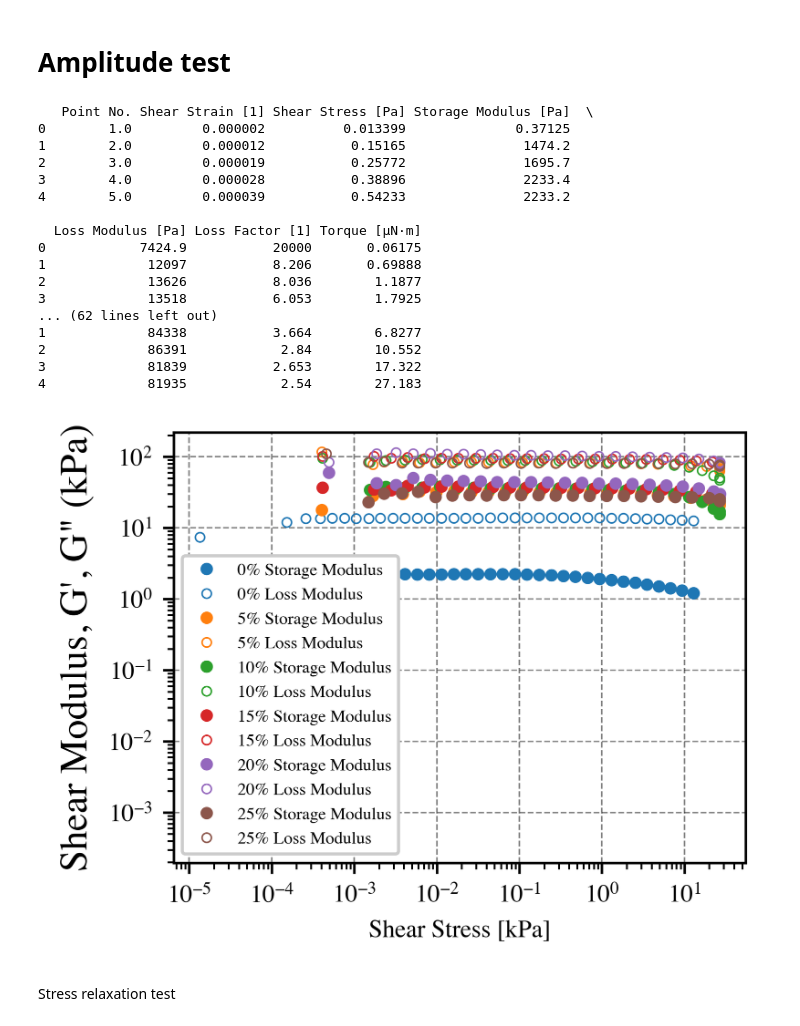
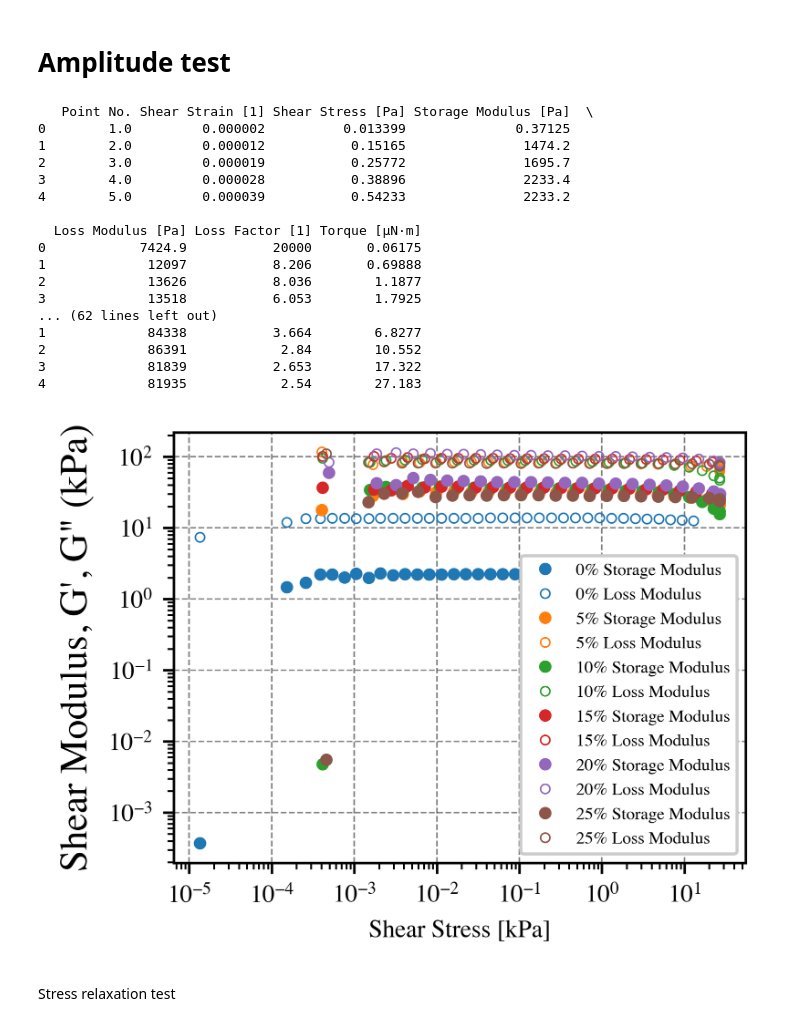
Before and after one commit to te5msride/Rheology, a Jupyter notebook: rheology.ipynb, the cells around one changed output. Drawn from its saved outputs; the diff is of its cells as text; code cells hidden in the pictures.

Commit message:
images

```diff
--- a/rheology.ipynb
+++ b/rheology.ipynb
@@ -259,35 +261,38 @@ for i, condition in enumerate(conditions):
 # Set scale to log for both axes
 ax.set_xscale('log')
 ax.set_yscale('log')
 
 # Adding title and labels
 ax.set_xlabel('Shear Stress [kPa]')
 ax.set_ylabel('Shear Modulus, G\', G" (kPa)', fontsize=12.5)
 
 # Adding legend
-ax.legend(fontsize='x-small')  # Choose an appropriate size like 'small', 'medium', 'large', or a numeric value
+ax.legend(fontsize='x-small', loc='lower right')  # Choose an appropriate size like 'small', 'medium', 'large', or a numeric value
 
 # Show plot
+plt.savefig('rheo-cu-amp.png', dpi=300, bbox_inches='tight')
 plt.show()
+
+#save plot
 # %% [output]
    Point No. Shear Strain [1] Shear Stress [Pa] Storage Modulus [Pa]  \
 0        1.0         0.000002          0.013399              0.37125
 1        2.0         0.000012           0.15165               1474.2
 2        3.0         0.000019           0.25772               1695.7
 3        4.0         0.000028           0.38896               2233.4
 4        5.0         0.000039           0.54233               2233.2
 
   Loss Modulus [Pa] Loss Factor [1] Torque [µN·m]
 0            7424.9           20000       0.06175
 1             12097           8.206       0.69888
 2             13626           8.036        1.1877
 3             13518           6.053        1.7925
 ... (62 lines left out)
 1             84338           3.664        6.8277
 2             86391            2.84        10.552
 3             81839           2.653        17.322
 4             81935            2.54        27.183
-[figure, old version]
+[figure, new version]
 # %% [markdown]
 Stress relaxation test
 # %%
```
Also changed, not shown: parts of 8 cells of this notebook, 10 other files.
